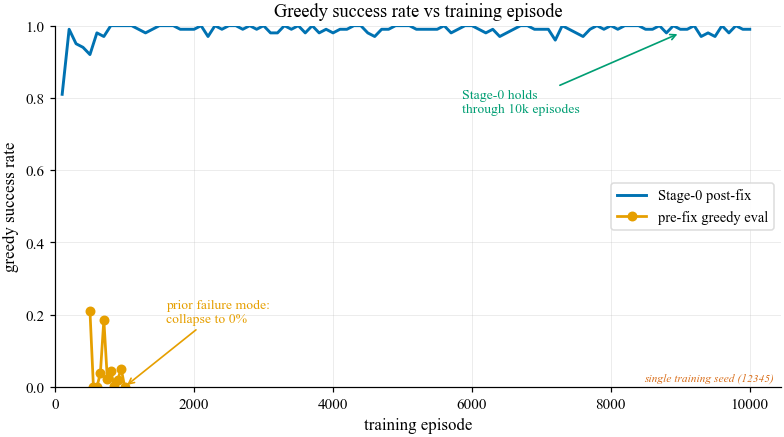
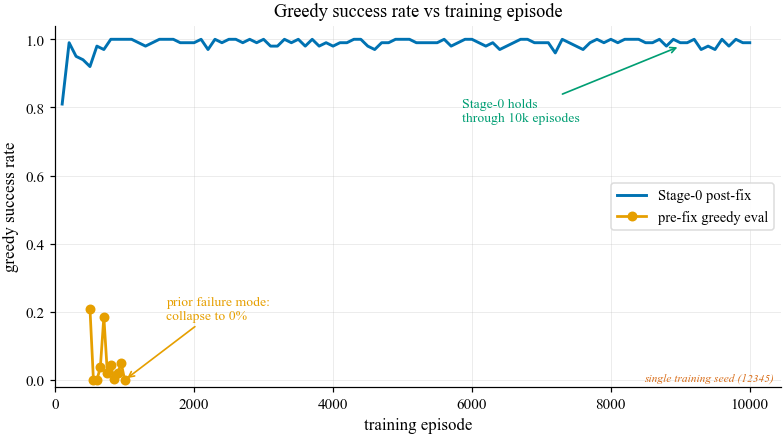
The change to this notebook cell's code, shown as a diff; its figure went from the first image to the second:
--- before
+++ after
@@ -21,5 +21,8 @@
 
 ax.set_xlim(0, 10450)
-ax.set_ylim(0, 1.0)
+# Keep the success-rate scale labelled 0..1, with slight headroom so
+# markers/line segments at 1.0 are not clipped by the top axes spine.
+ax.set_ylim(-0.02, 1.04)
+ax.set_yticks(np.linspace(0, 1.0, 6))
 ax.set_xlabel("training episode")
 ax.set_ylabel("greedy success rate")

Commit: Update CodeOverview with Stage-0 figures